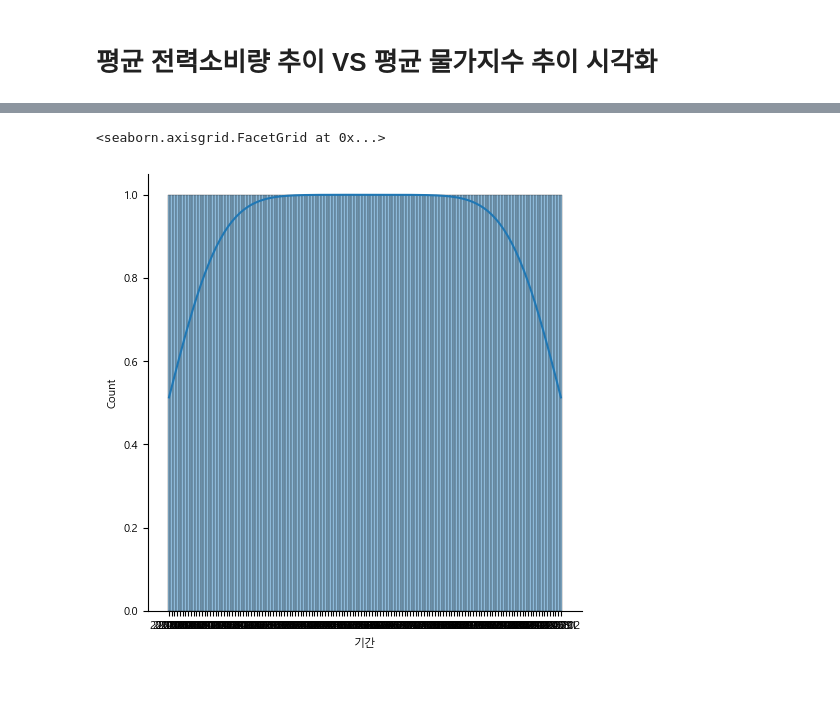
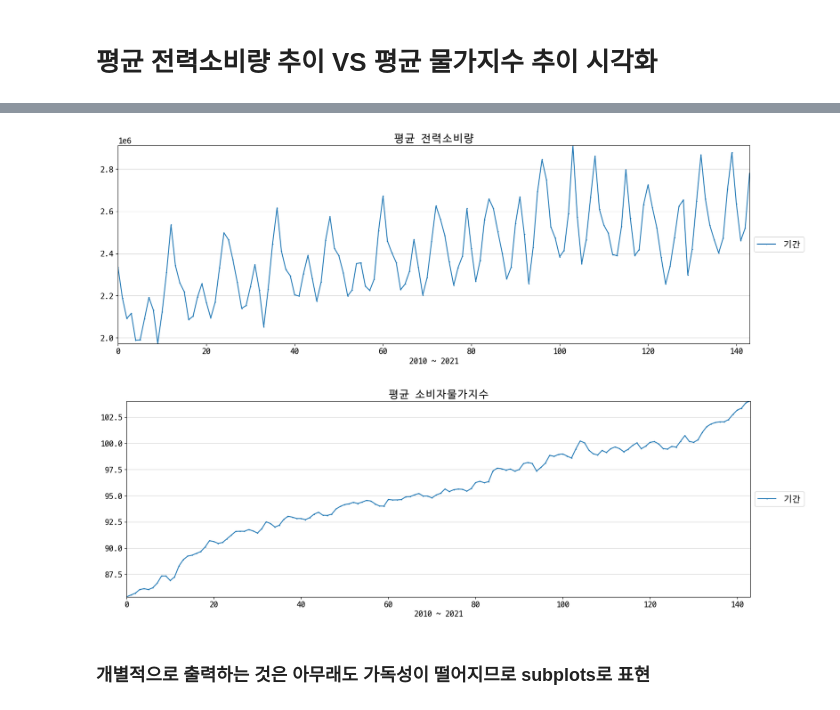
Before and after one commit to ThatHomr/project_2, a Jupyter notebook: project_2_file/Sunghwa/03_Data_Analysis/[경제]물가지수/[경제]물가지수_그래프.ipynb, the cells around one changed output, grey strips where cells are left out. Saved outputs shown, nothing was run; the diff lists cells and outputs as text; code cells hidden in the pictures.

Commit message:
5/1 김성화 물가지수 그래프 완료

```diff
--- a/project_2_file/Sunghwa/03_Data_Analysis/[경제]물가지수/[경제]물가지수_그래프.ipynb
+++ b/project_2_file/Sunghwa/03_Data_Analysis/[경제]물가지수/[경제]물가지수_그래프.ipynb
@@ -236,7 +225,62 @@ df_type.plot()
-# %%
-### seaborn의 히스토그램
-
-sns.displot(result['기간'], kde=True)
-# %% [output]
-<seaborn.axisgrid.FacetGrid at 0x...>
-[figure, removed]
+# %%
+# 그래프 크기 설정
+plt.figure(figsize=(19, 6))
+
+# 데이터프레임을 이용하여 그래프 그리기
+plt.plot(df_type["전력소비량"], marker='o', markersize=1)
+
+# y축에 그리드 추가
+plt.grid(axis='y', linestyle='-', alpha=0.5)
+
+# 그래프 범례를 그래프 밖에 위치
+plt.legend(df_type.columns, loc='center left', bbox_to_anchor=(1, 0.5))
+
+# 그래프 제목 설정
+plt.title('평균 전력소비량')
+
+# x축 레이블 설정
+plt.xlabel('2010 ~ 2021')
+
+# y축 레이블 설정
+# plt.ylabel('')
+
+# x, y축 범위 자동으로 설정
+plt.autoscale(axis='x', tight=True)
+plt.autoscale(axis='y', tight=True)
+
+# 그래프 출력
+plt.show()
+# %% [output]
+[figure, added]
+# %%
+# 그래프 크기 설정
+plt.figure(figsize=(19, 6))
+
+# 데이터프레임을 이용하여 그래프 그리기
+plt.plot(cpi_total8["물가지수"], marker='o', markersize=1)
+
+# y축에 그리드 추가
+plt.grid(axis='y', linestyle='-', alpha=0.5)
+
+# 그래프 범례를 그래프 밖에 위치
+plt.legend(cpi_total8.columns, loc='center left', bbox_to_anchor=(1, 0.5))
+
+# 그래프 제목 설정
+plt.title('평균 소비자물가지수')
+
+# x축 레이블 설정
+plt.xlabel('2010 ~ 2021')
+
+# y축 레이블 설정
+# plt.ylabel('')
+
+# x, y축 범위 자동으로 설정
+plt.autoscale(axis='x', tight=True)
+plt.autoscale(axis='y', tight=True)
+
+# 그래프 출력
+plt.show()
+# %% [output]
+[figure, added]
+# %% [markdown]
+<h3> 개별적으로 출력하는 것은 아무래도 가독성이 떨어지므로 subplots로 표현 </h3>
```
Also changed, not shown: parts of 4 cells of this notebook, 1 other file.
